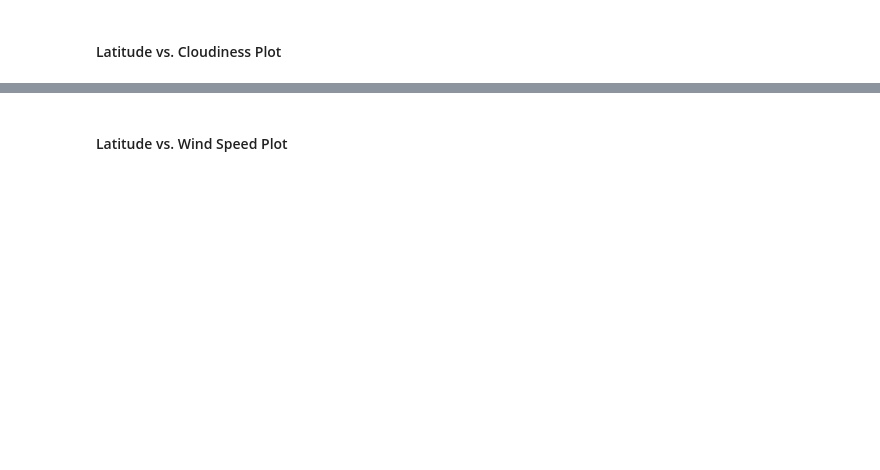
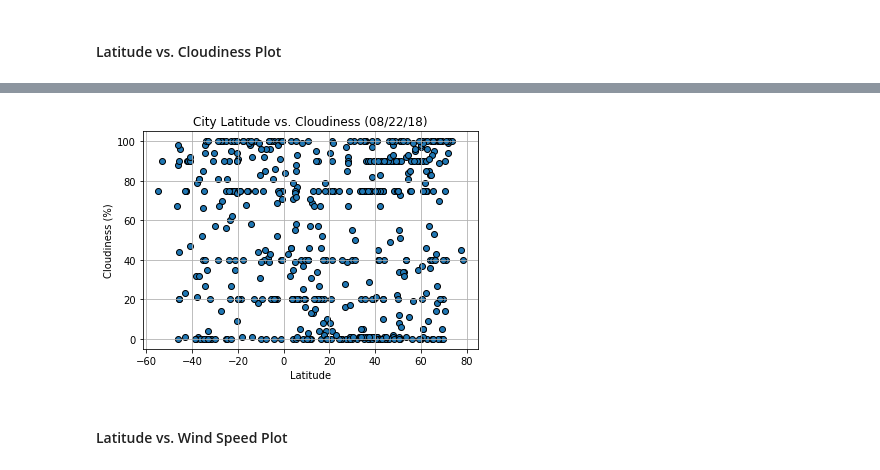
Before and after one commit to catherinegomes/python-api-challenge, a Jupyter notebook: WeatherPy.ipynb, the cells around one changed output, grey strips where cells are left out. Cells and saved outputs as stored; diff of their text form; code cells hidden in the pictures; blank space fills up the shorter version.

```diff
--- a/WeatherPy.ipynb
+++ b/WeatherPy.ipynb
@@ -137,2 +155,15 @@ c_df.head()
+# %%
+y_3 = c_df['Cloudiness']
+
+plt.scatter(x, y_3, edgecolors = 'black')
+plt.grid(axis = 'both')
+plt.title('City Latitude vs. Cloudiness (08/22/18)')
+plt.xlabel('Latitude')
+plt.ylabel('Cloudiness (%)')
+
+#Save and Show Figure
+plt.savefig('lat_vs_cloudiness.png')
+# %% [output]
+[figure, added]
 # %% [markdown]
 #### Latitude vs. Wind Speed Plot
```
Also changed, not shown: parts of 10 cells of this notebook, 5 other files.
